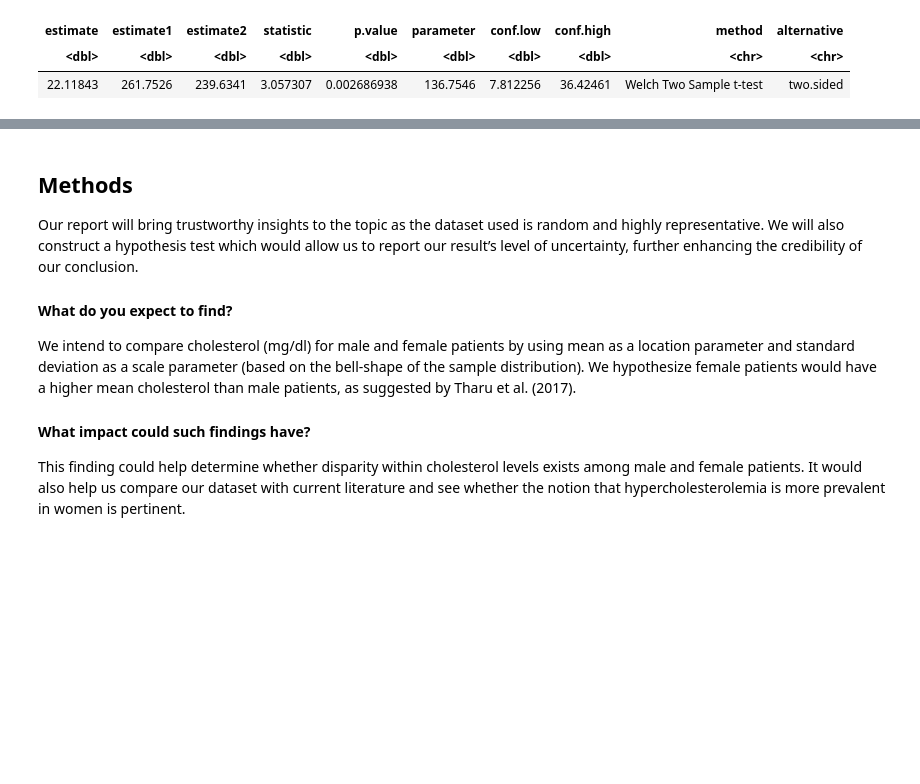
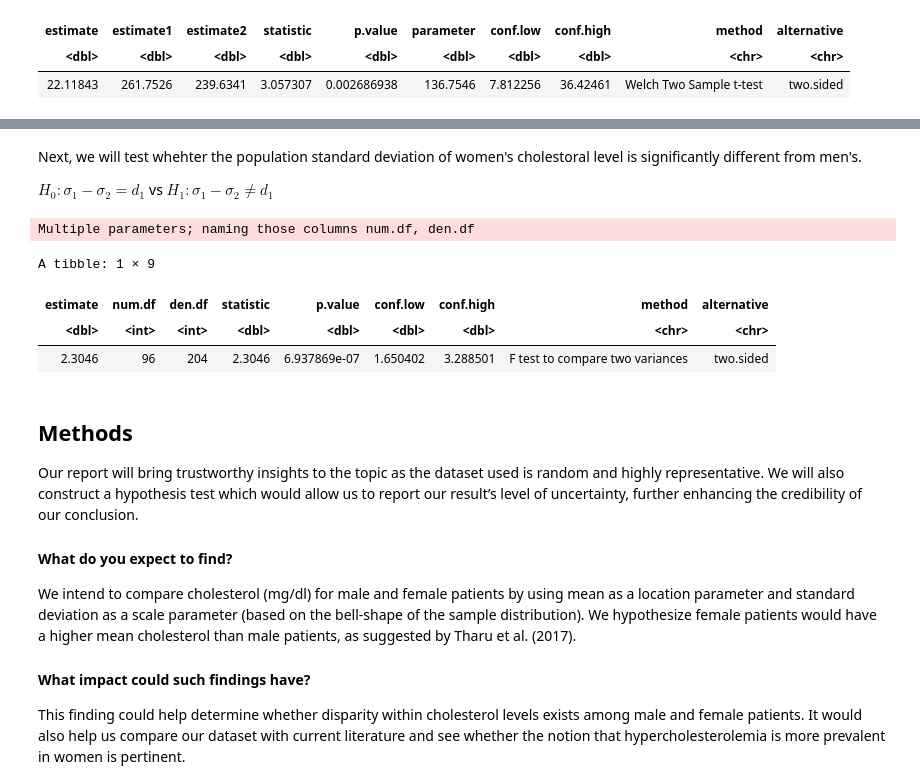
Before and after one commit to kzhang0113/STAT-201-Group-10-Project-, a Jupyter notebook: Final Report.ipynb, the cells around one changed output, grey strips where cells are left out. Cells and saved outputs as stored; diff of their text form; code cells hidden in the pictures; blank space fills up the shorter version.

Commit message:
Added f test for variance

```diff
--- a/Final Report.ipynb
+++ b/Final Report.ipynb
@@ -186,3 +193,20 @@ for chi-square
+# %% [markdown]
+Next, we will test whehter the population standard deviation of women's cholestoral level is significantly different from men's.
+
+$H_0: \sigma_1 - \sigma_2 = d_1$ vs $H_1: \sigma_1 - \sigma_2 \neq d_1$
+# %%
+var_f_test <-
+    tidy(
+    var.test(chol ~ sex, data = chol_sex,
+         alternative = "two.sided")
+        )
+var_f_test
+# %% [output]
+Multiple parameters; naming those columns num.df, den.df
+A tibble: 1 × 9
+| estimate | num.df | den.df | statistic | p.value | conf.low | conf.high | method | alternative |
+| <dbl> | <int> | <int> | <dbl> | <dbl> | <dbl> | <dbl> | <chr> | <chr> |
+| 2.3046 | 96 | 204 | 2.3046 | 6.937869e-07 | 1.650402 | 3.288501 | F test to compare two variances | two.sided |
 # %% [markdown]
 ## Methods
 Our report will bring trustworthy insights to the topic as the dataset used is random and highly representative. We will also construct a hypothesis test which would allow us to report our result’s level of uncertainty, further enhancing the credibility of our conclusion.
```
Also changed, not shown: parts of 4 cells of this notebook.
